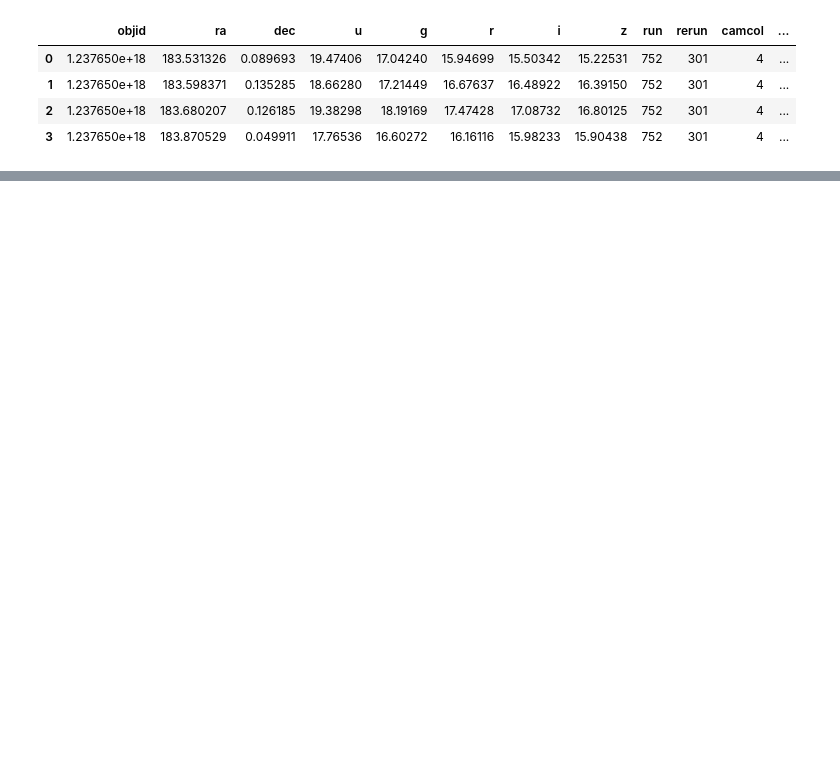
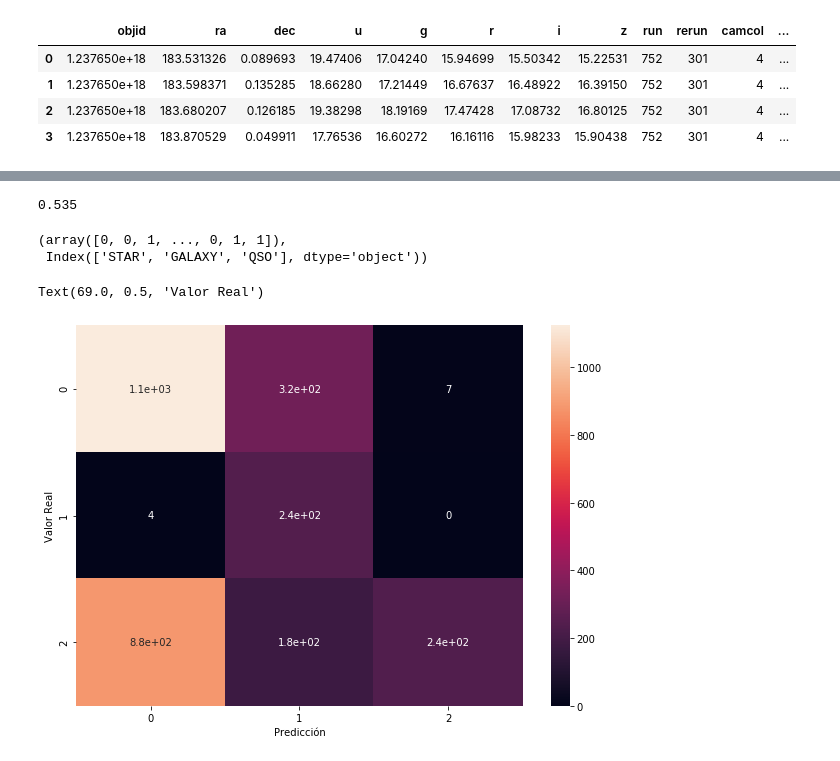
Before and after one commit to ehopperdietzel/Trabajo-1-INFO257, a Jupyter notebook: Notebook/SDSS.ipynb, the cells around one changed output, grey strips where cells are left out. Cells and saved outputs as stored; diff of their text form; code cells hidden in the pictures; blank space fills up the shorter version.

```diff
--- a/Notebook/SDSS.ipynb
+++ b/Notebook/SDSS.ipynb
@@ -142,0 +260,32 @@ df[:4]
+# %%
+# Normalizamos datos
+
+Y = df["class"]
+X = df[['u','g','r','i','z','redshift']]
+scaler = StandardScaler()
+X_normalized = scaler.fit_transform(X.values)
+# %%
+model = LogisticRegression()
+model.fit(X_normalized,Y)
+
+# Analizamos su eficiencia
+model.score(X_test,y_test)
+# %% [output]
+0.535
+# %%
+# Calculamos la matriz de confución para evaluar donde falla el modelo
+y_predicted = model.predict(X_test)
+# %%
+cm = confusion_matrix(y_test, y_predicted)
+labels
+# %% [output]
+(array([0, 0, 1, ..., 0, 1, 1]),
+ Index(['STAR', 'GALAXY', 'QSO'], dtype='object'))
+# %%
+plt.figure(figsize = (10,7))
+sn.heatmap(cm,annot=True)
+plt.xlabel("Predicción")
+plt.ylabel("Valor Real")
+# %% [output]
+Text(69.0, 0.5, 'Valor Real')
+[figure, added]
```
Also changed, not shown: parts of 15 cells of this notebook.
